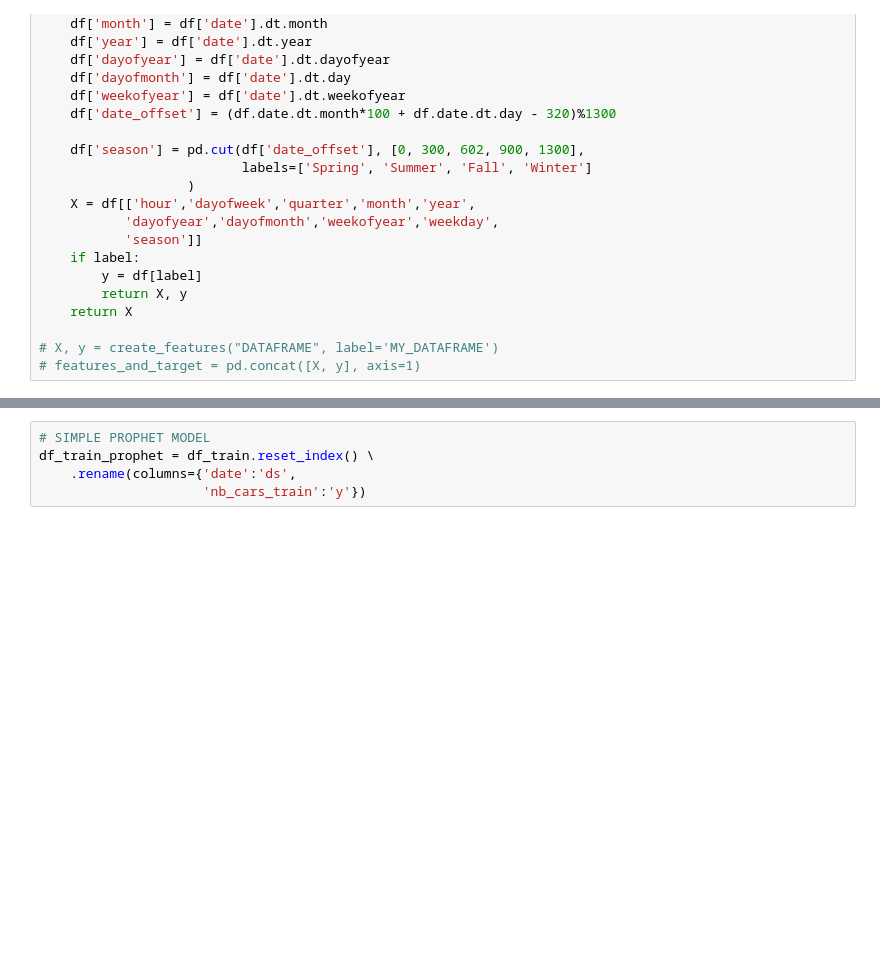
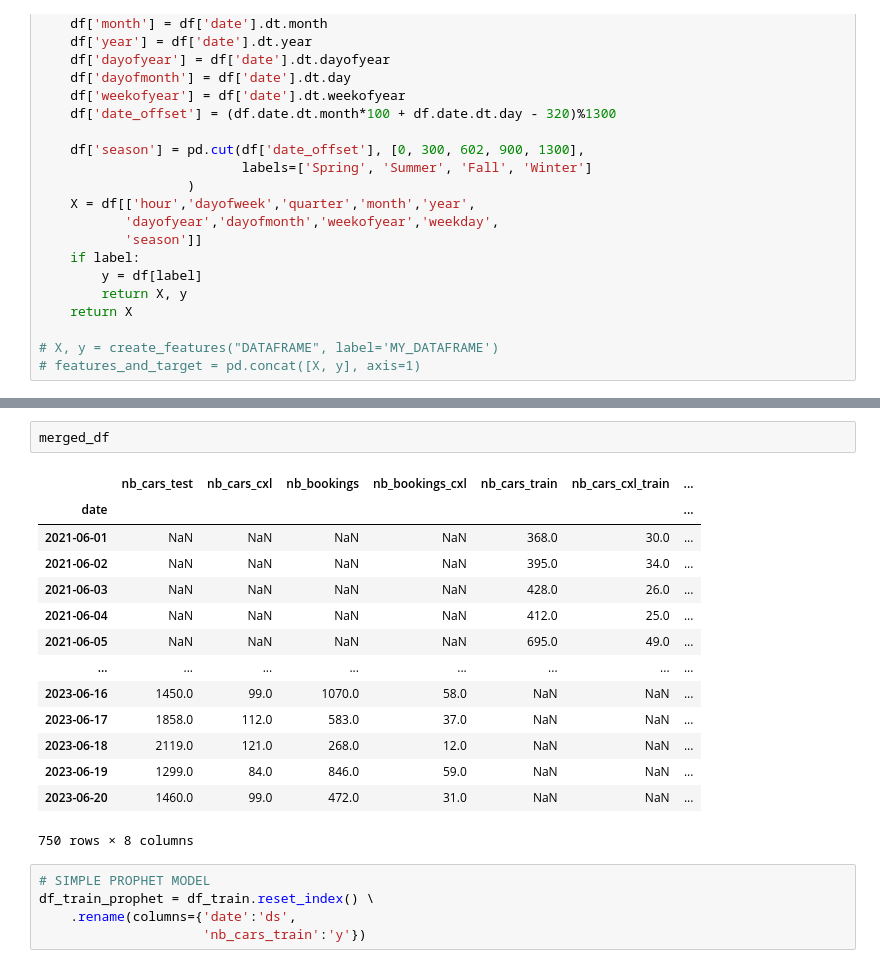
Before and after one commit to anaisetienne/carpark_forecast, a Jupyter notebook: notebooks/test_prophet.ipynb, the cells around one changed output, grey strips where cells are left out. Saved outputs shown, nothing was run; the diff lists cells and outputs as text; blank space fills up the shorter version.

```diff
--- a/notebooks/test_prophet.ipynb
+++ b/notebooks/test_prophet.ipynb
@@ -93,3 +97,20 @@ AttributeError: 'DataFrame' object has no attribute '_convert'
+# %%
+merged_df
+# %% [output]
+|  | nb_cars_test | nb_cars_cxl | nb_bookings | nb_bookings_cxl | nb_cars_train | nb_cars_cxl_train | ... |
+| date |  |  |  |  |  |  | ... |
+| 2021-06-01 | NaN | NaN | NaN | NaN | 368.0 | 30.0 | ... |
+| 2021-06-02 | NaN | NaN | NaN | NaN | 395.0 | 34.0 | ... |
+| 2021-06-03 | NaN | NaN | NaN | NaN | 428.0 | 26.0 | ... |
+| 2021-06-04 | NaN | NaN | NaN | NaN | 412.0 | 25.0 | ... |
+| 2021-06-05 | NaN | NaN | NaN | NaN | 695.0 | 49.0 | ... |
+| ... | ... | ... | ... | ... | ... | ... | ... |
+| 2023-06-16 | 1450.0 | 99.0 | 1070.0 | 58.0 | NaN | NaN | ... |
+| 2023-06-17 | 1858.0 | 112.0 | 583.0 | 37.0 | NaN | NaN | ... |
+| 2023-06-18 | 2119.0 | 121.0 | 268.0 | 12.0 | NaN | NaN | ... |
+| 2023-06-19 | 1299.0 | 84.0 | 846.0 | 59.0 | NaN | NaN | ... |
+| 2023-06-20 | 1460.0 | 99.0 | 472.0 | 31.0 | NaN | NaN | ... |
+750 rows × 8 columns
 # %%
 # SIMPLE PROPHET MODEL
 df_train_prophet = df_train.reset_index() \
```
Also changed, not shown: parts of 5 cells of this notebook, 1 other file.
